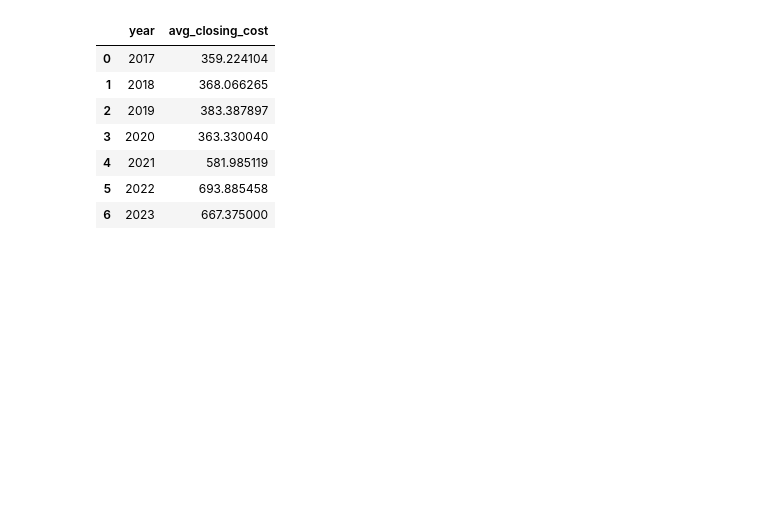
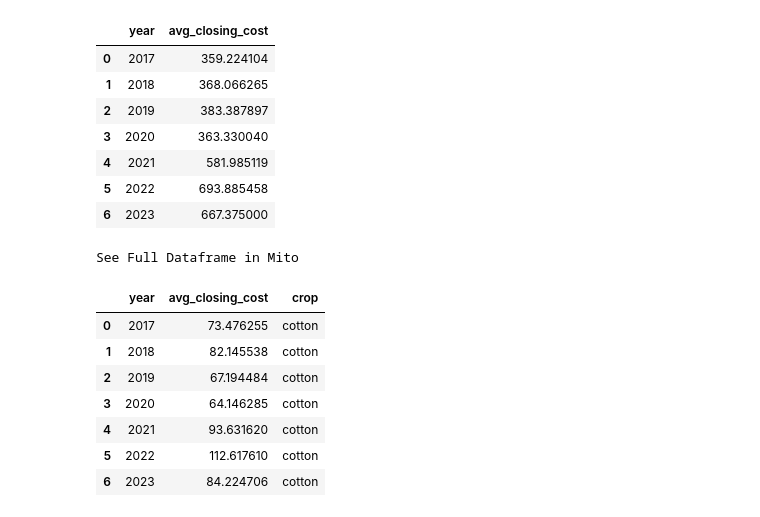
Before and after one commit to nicholas-dougherty/scraping-stuff, a Jupyter notebook: yahoo_finance.ipynb, the cells around one changed output. Saved outputs shown, nothing was run; the diff lists cells and outputs as text; code cells hidden in the pictures; blank space fills up the shorter version.

```diff
--- a/yahoo_finance.ipynb
+++ b/yahoo_finance.ipynb
@@ -311,3 +311,7 @@ See Full Dataframe in Mito
 | 4 | 2021 | 581.985119 |
 | 5 | 2022 | 693.885458 |
 | 6 | 2023 | 667.375000 |
+# %%
+crop1 = ['corn', 'corn', 'corn', 'corn', 'corn', 'corn', 'corn']
+crop2 = ['soy', 'soy', 'soy', 'soy', 'soy', 'soy', 'soy']
+crop3 = ['cotton', 'cotton', 'cotton', 'cotton', 'cotton', 'cotton', 'cotton']
@@ -313,0 +322,14 @@ See Full Dataframe in Mito
+# %%
+df10['crop'] = crop3
+# %%
+df10
+# %% [output]
+See Full Dataframe in Mito
+|  | year | avg_closing_cost | crop |
+| 0 | 2017 | 73.476255 | cotton |
+| 1 | 2018 | 82.145538 | cotton |
+| 2 | 2019 | 67.194484 | cotton |
+| 3 | 2020 | 64.146285 | cotton |
+| 4 | 2021 | 93.631620 | cotton |
+| 5 | 2022 | 112.617610 | cotton |
+| 6 | 2023 | 84.224706 | cotton |
```
Also changed, not shown: parts of 5 cells of this notebook, 1 other file.
